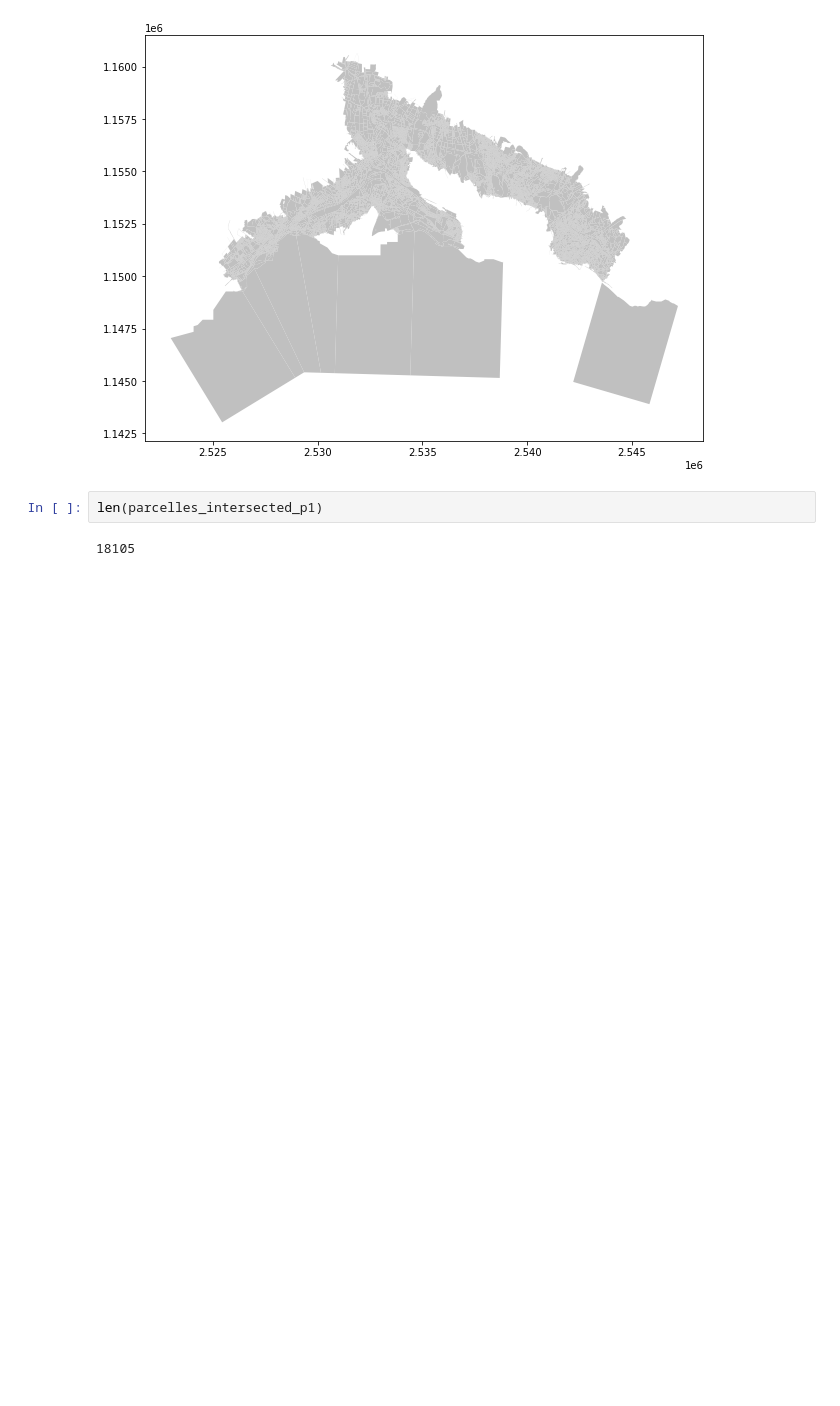
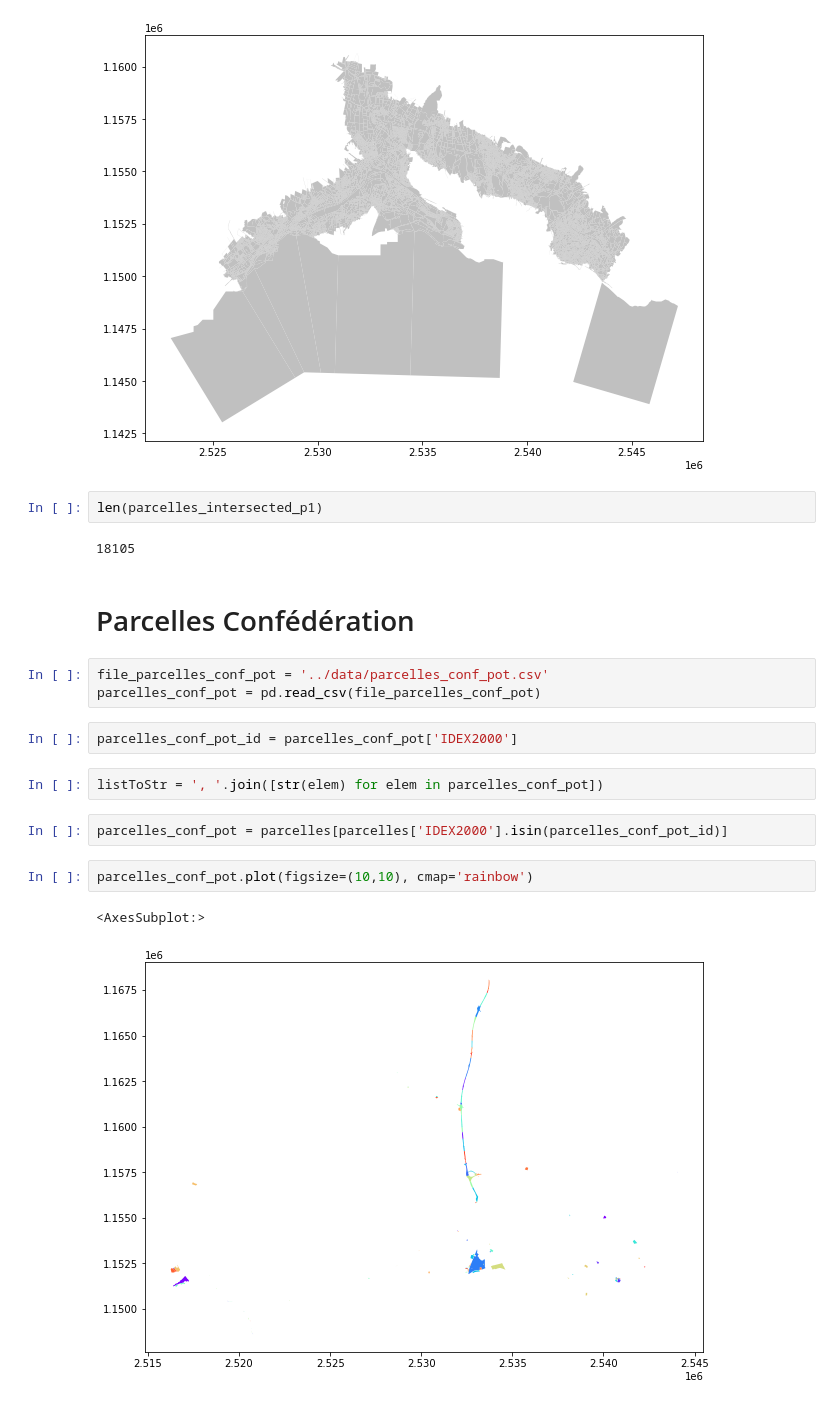
Before and after one commit to gowitz/goulet, a Jupyter notebook: notebook/goulet.ipynb, the cells around one changed output. Drawn from its saved outputs; the diff is of its cells as text; blank space fills up the shorter version.

Commit message:
add parcelles owners analyze

```diff
--- a/notebook/goulet.ipynb
+++ b/notebook/goulet.ipynb
@@ -170,3 +170,19 @@ parcelles_intersected_p1.plot(figsize=(10,10), facecolor='silver')
 len(parcelles_intersected_p1)
 # %% [output]
 18105
+# %% [markdown]
+# Parcelles Confédération #
+# %%
+file_parcelles_conf_pot = '../data/parcelles_conf_pot.csv'
+parcelles_conf_pot = pd.read_csv(file_parcelles_conf_pot)
+# %%
+parcelles_conf_pot_id = parcelles_conf_pot['IDEX2000']
+# %%
+listToStr = ', '.join([str(elem) for elem in parcelles_conf_pot])
+# %%
+parcelles_conf_pot = parcelles[parcelles['IDEX2000'].isin(parcelles_conf_pot_id)]
+# %%
+parcelles_conf_pot.plot(figsize=(10,10), cmap='rainbow')
+# %% [output]
+<AxesSubplot:>
+[figure, added]
```
Also changed, not shown: 1 other file.
